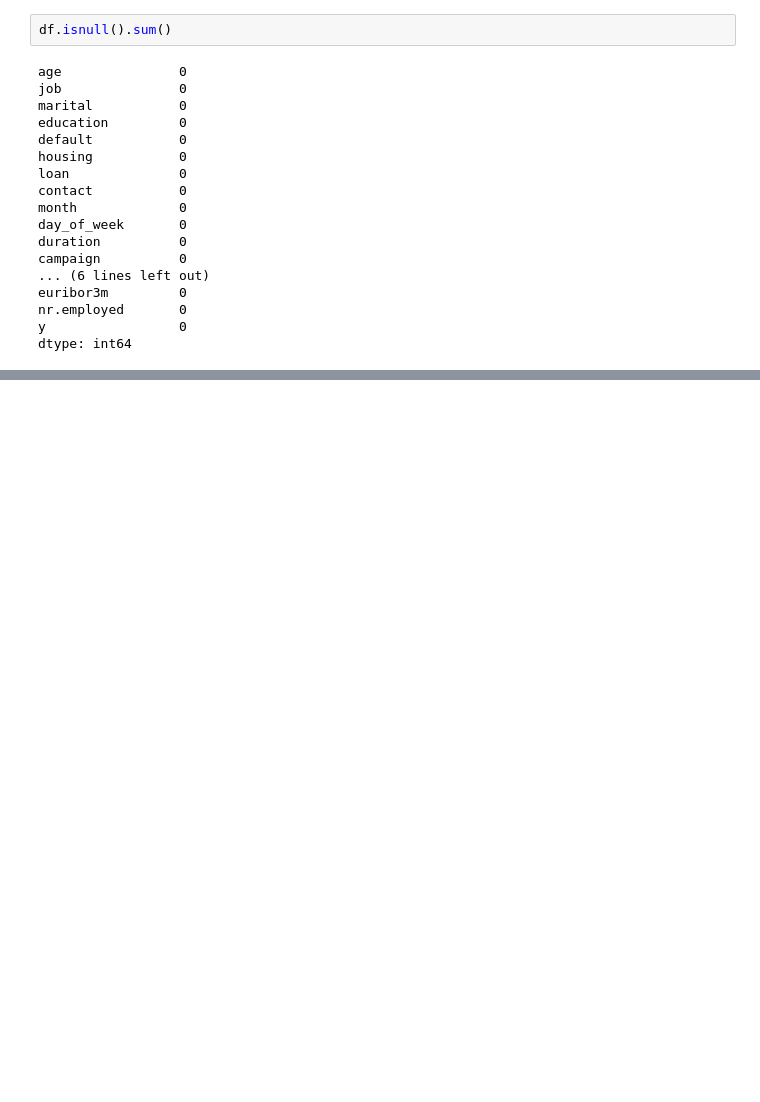
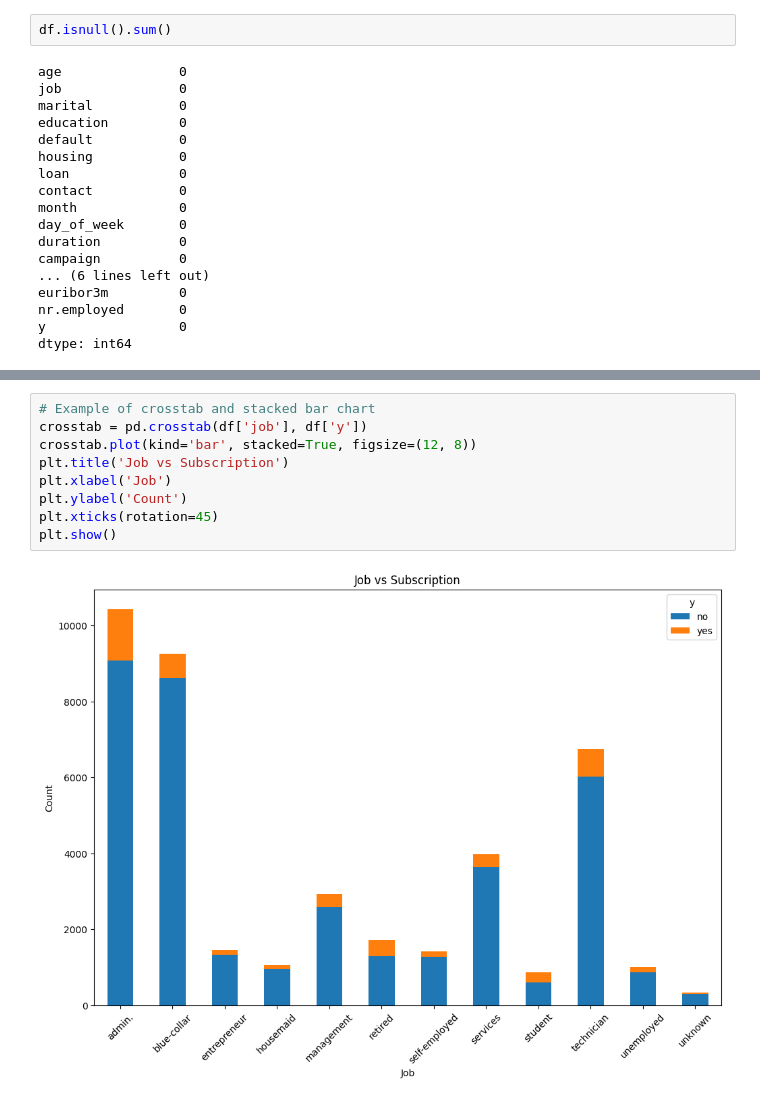
Before and after one commit to GangasrinivasKatraji/Predictive-Analysis-and-Strategic-Insights-for-Portuguese-Bank-Marketing-Campaigns, a Jupyter notebook: Outputfile.ipynb, the cells around one changed output, grey strips where cells are left out. Cells and saved outputs as stored; diff of their text form; blank space fills up the shorter version.

```diff
--- a/Outputfile.ipynb
+++ b/Outputfile.ipynb
@@ -69,0 +119,11 @@ dtype: int64
+# %%
+# Example of crosstab and stacked bar chart
+crosstab = pd.crosstab(df['job'], df['y'])
+crosstab.plot(kind='bar', stacked=True, figsize=(12, 8))
+plt.title('Job vs Subscription')
+plt.xlabel('Job')
+plt.ylabel('Count')
+plt.xticks(rotation=45)
+plt.show()
+# %% [output]
+[figure, added]
```
Also changed, not shown: parts of 13 cells of this notebook.
